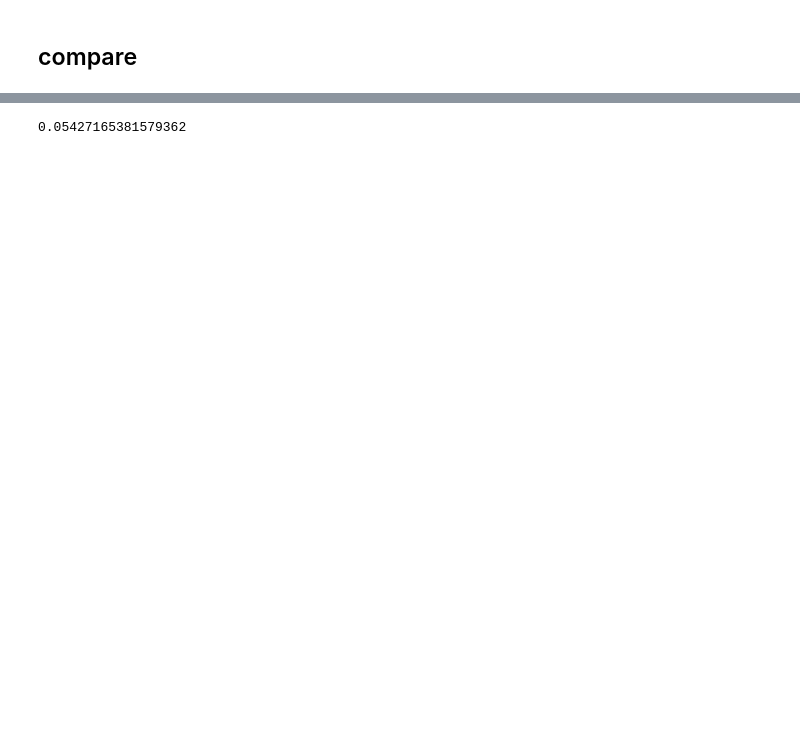
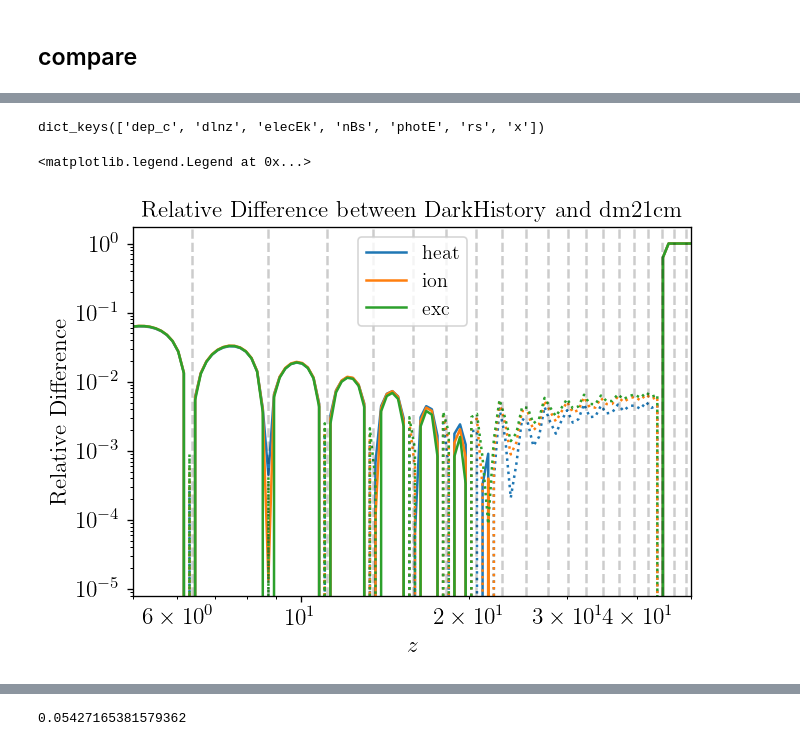
Before and after one commit to yitiansun/DM21cm, a Jupyter notebook: cross_check/compare_global.ipynb, the cells around one changed output, grey strips where cells are left out. Drawn from its saved outputs; the diff is of its cells as text; code cells hidden in the pictures; blank space fills up the shorter version.

```diff
--- a/cross_check/compare_global.ipynb
+++ b/cross_check/compare_global.ipynb
@@ -397,0 +218,34 @@ plot_global(dh_soln, soln)
+# %%
+from dm21cm.utils import load_h5_dict
+abscs = load_h5_dict(f"../data/abscissas/abscs_{tf_version}.h5")
+# %%
+abscs.keys()
+# %% [output]
+dict_keys(['dep_c', 'dlnz', 'elecEk', 'nBs', 'photE', 'rs', 'x'])
+# %%
+diffs = {}
+for k in ['heat', 'ion', 'exc']:
+    if k == 'ion':
+        dh_fs = dh_soln['f']['low']['H ion'] + dh_soln['f']['high']['H ion'] + dh_soln['f']['low']['He ion'] + dh_soln['f']['high']['He ion']
+    else:
+        dh_fs = dh_soln['f']['low'][k] + dh_soln['f']['high'][k]
+    interp_dh = interpolate.interp1d(dh_soln['rs'] - 1, dh_fs, bounds_error=False, fill_value=0.)
+    interp_dm21 = interpolate.interp1d(soln['z'], soln[f'f_{k}'], bounds_error=False, fill_value=0.)
+
+    common_x = np.geomspace(5, 50, 100)  # you can adjust the number of points
+    common_dh = interp_dh(common_x)
+    common_dm21 = interp_dm21(common_x)
+    diffs.update({k : (common_dh - common_dm21) / common_dh})
+
+fig, ax = plt.subplots()
+for i, k in enumerate(diffs):
+    ax.plot(common_x, diffs[k], label=k, color=f'C{i}')
+    ax.plot(common_x, -diffs[k], ls=':', color=f'C{i}')
+for rs in abscs['rs']:
+    ax.axvline(rs-1, ls='--', color='k', alpha=0.2)
+ax.set(xlim=(5, 50), xscale='log', yscale='log')  # adjust scales as needed
+ax.set(xlabel='$z$', ylabel='Relative Difference', title='Relative Difference between DarkHistory and dm21cm')
+ax.legend()
+# %% [output]
+<matplotlib.legend.Legend at 0x...>
+[figure, added]
```
Also changed, not shown: parts of 13 cells of this notebook, 14 other files.
